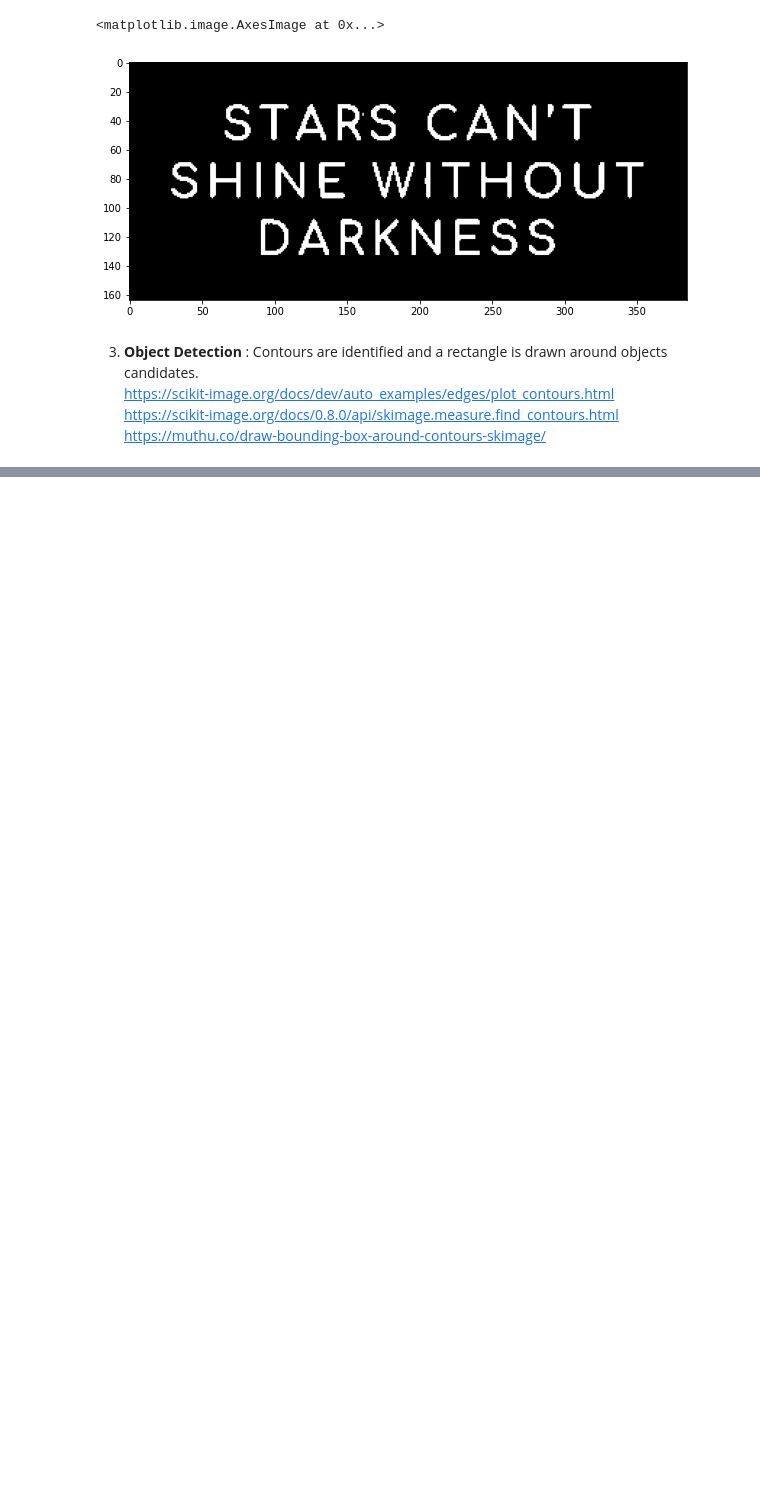
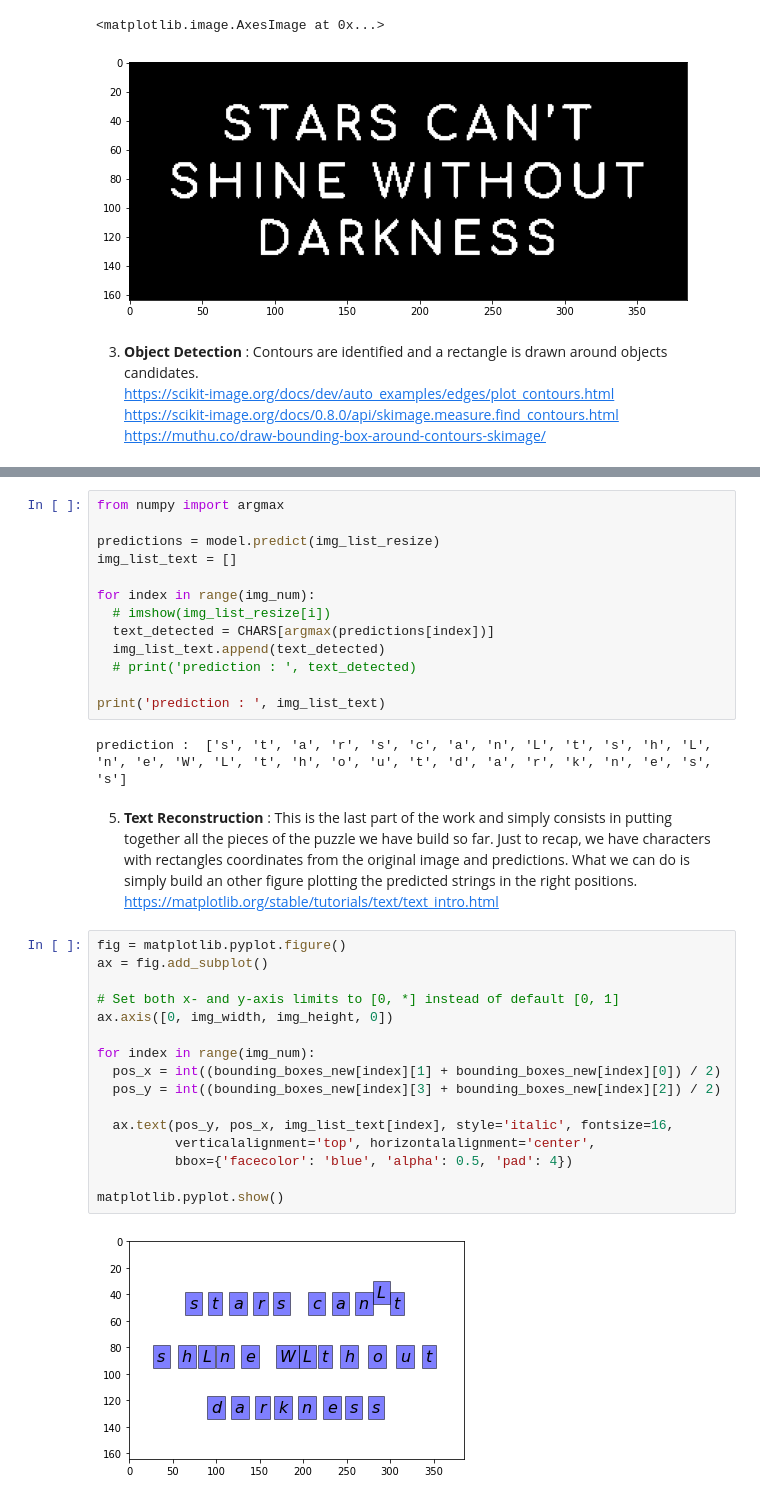
Before and after one commit to timlin0307/TextDetection_of_Image, a Jupyter notebook: Rendu_Projet__Yen-Ting Lin.ipynb, the cells around one changed output, grey strips where cells are left out. Cells and saved outputs as stored; diff of their text form; blank space fills up the shorter version.

```diff
--- a/Rendu_Projet__Yen-Ting Lin.ipynb
+++ b/Rendu_Projet__Yen-Ting Lin.ipynb
@@ -133,0 +246,36 @@ for box in range(len(bounding_boxes)):
+# %%
+from numpy import argmax
+
+predictions = model.predict(img_list_resize)
+img_list_text = []
+
+for index in range(img_num):
+  # imshow(img_list_resize[i])
+  text_detected = CHARS[argmax(predictions[index])]
+  img_list_text.append(text_detected)
+  # print('prediction : ', text_detected)
+
+print('prediction : ', img_list_text)
+# %% [output]
+prediction :  ['s', 't', 'a', 'r', 's', 'c', 'a', 'n', 'L', 't', 's', 'h', 'L', 'n', 'e', 'W', 'L', 't', 'h', 'o', 'u', 't', 'd', 'a', 'r', 'k', 'n', 'e', 's', 's']
+# %% [markdown]
+5. **Text Reconstruction** : This is the last part of the work and simply consists in putting together all the pieces of the puzzle we have build so far. Just to recap, we have characters with rectangles coordinates from the original image and predictions. What we can do is simply build an other figure plotting the predicted strings in the right positions.
+<br>https://matplotlib.org/stable/tutorials/text/text_intro.html
+# %%
+fig = matplotlib.pyplot.figure()
+ax = fig.add_subplot()
+
+# Set both x- and y-axis limits to [0, *] instead of default [0, 1]
+ax.axis([0, img_width, img_height, 0])
+
+for index in range(img_num):
+  pos_x = int((bounding_boxes_new[index][1] + bounding_boxes_new[index][0]) / 2)
+  pos_y = int((bounding_boxes_new[index][3] + bounding_boxes_new[index][2]) / 2)
+
+  ax.text(pos_y, pos_x, img_list_text[index], style='italic', fontsize=16,
+          verticalalignment='top', horizontalalignment='center',
+          bbox={'facecolor': 'blue', 'alpha': 0.5, 'pad': 4})
+
+matplotlib.pyplot.show()
+# %% [output]
+[figure, added]
```
Also changed, not shown: parts of 10 cells of this notebook.
